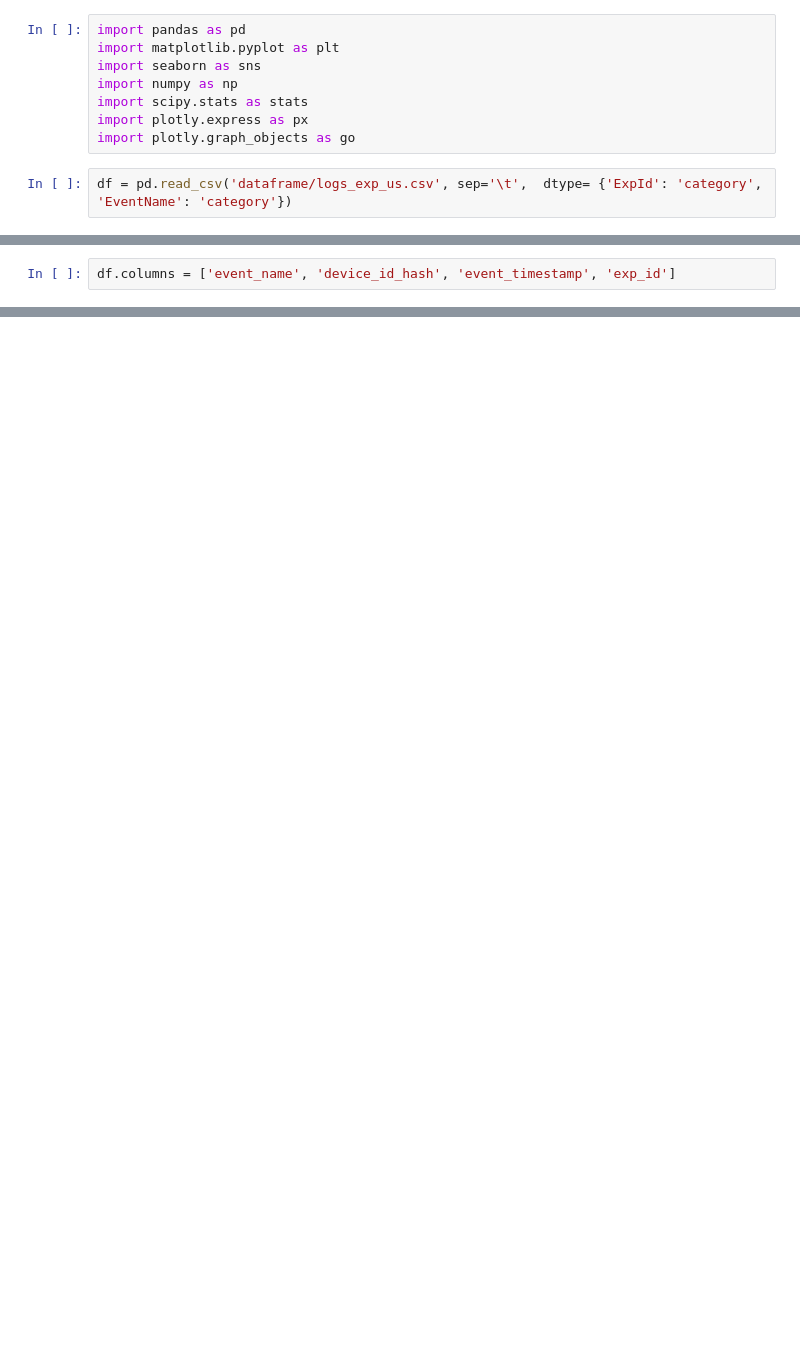
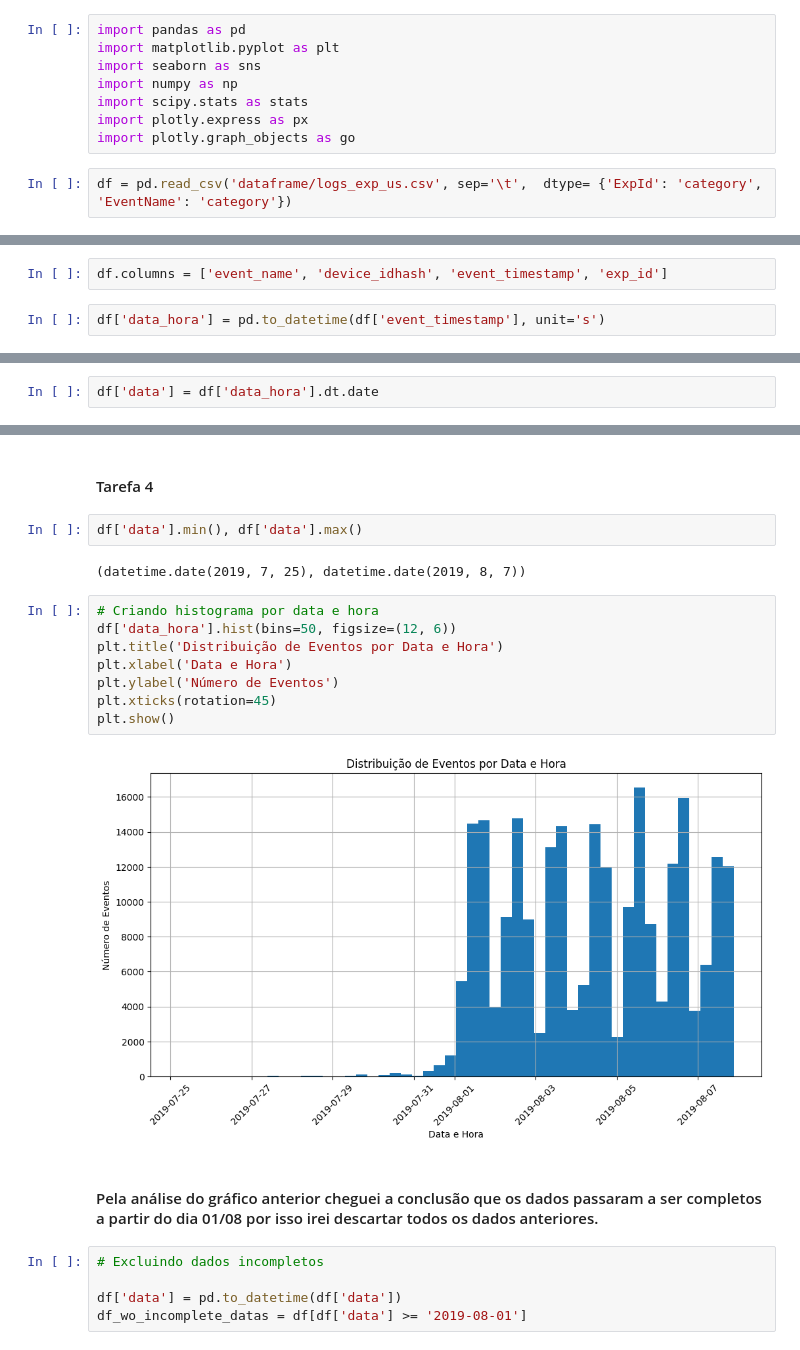
Before and after one commit to jpvidotto/Analise-de-testes-A-A-B, a Jupyter notebook: projeto11.ipynb, the cells around one changed output, grey strips where cells are left out. Drawn from its saved outputs; the diff is of its cells as text; blank space fills up the shorter version.

```diff
--- a/projeto11.ipynb
+++ b/projeto11.ipynb
@@ -11,5 +13,7 @@ df = pd.read_csv('dataframe/logs_exp_us.csv', sep='\t',  dtype= {'ExpId': 'categ
 # %%
-df.columns = ['event_name', 'device_id_hash', 'event_timestamp', 'exp_id']
+df.columns = ['event_name', 'device_idhash', 'event_timestamp', 'exp_id']
+# %%
+df['data_hora'] = pd.to_datetime(df['event_timestamp'], unit='s')
 # %%
 df.info()
 # %% [output]
@@ -42,0 +41,2 @@ df
+# %%
+df['data'] = df['data_hora'].dt.date
@@ -42,0 +72,23 @@ df
+# %% [markdown]
+#### Tarefa 4
+# %%
+df['data'].min(), df['data'].max()
+# %% [output]
+(datetime.date(2019, 7, 25), datetime.date(2019, 8, 7))
+# %%
+# Criando histograma por data e hora
+df['data_hora'].hist(bins=50, figsize=(12, 6))
+plt.title('Distribuição de Eventos por Data e Hora')
+plt.xlabel('Data e Hora')
+plt.ylabel('Número de Eventos')
+plt.xticks(rotation=45)
+plt.show()
+# %% [output]
+[figure, added]
+# %% [markdown]
+#### Pela análise do gráfico anterior cheguei a conclusão que os dados passaram a ser completos a partir do dia 01/08 por isso irei descartar todos os dados anteriores.
+# %%
+# Excluindo dados incompletos
+
+df['data'] = pd.to_datetime(df['data'])
+df_wo_incomplete_datas = df[df['data'] >= '2019-08-01']
```
Also changed, not shown: parts of 40 cells of this notebook.
